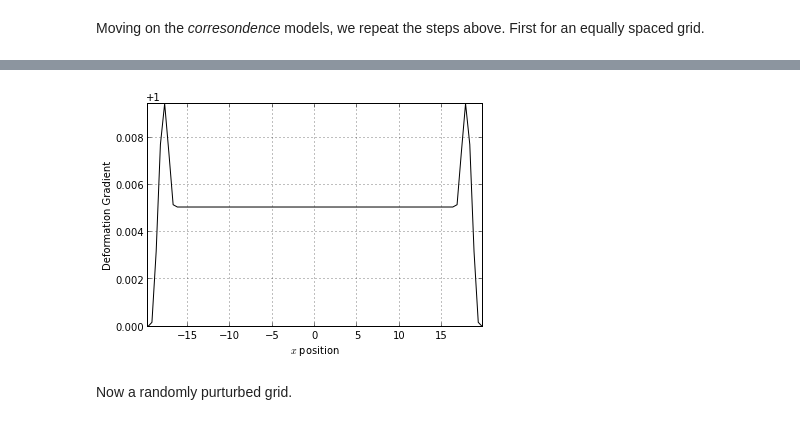
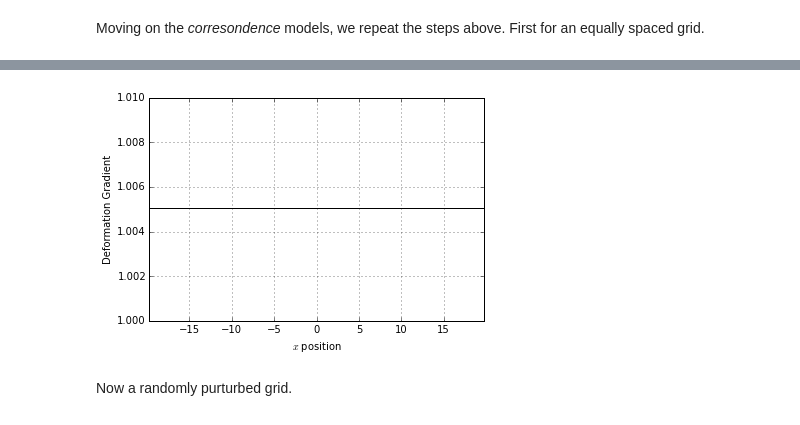
Before and after one commit to johntfoster/1DPDpy, a Jupyter notebook: PD1D.ipynb, the cells around one changed output, grey strips where cells are left out. Drawn from its saved outputs; the diff is of its cells as text; code cells hidden in the pictures.

```diff
--- a/PD1D.ipynb
+++ b/PD1D.ipynb
@@ -194,12 +195,13 @@ plt.ylabel('Displacement');
 # %%
 def_grad3 = problem3.get_deformation_gradient()
 plt.plot(nodes3, def_grad3, 'k-');
 plt.grid(b=True);
 plt.axis('tight');
 plt.xlabel('$x$ position');
 plt.ylabel('Deformation Gradient');
+plt.ylim([1.0,1.01]);
 # %% [output]
-[figure, old version]
+[figure, new version]
 # %% [markdown]
 Now a randomly purturbed grid.
 # %%
```
Also changed, not shown: parts of 13 cells of this notebook, 2 other files.
